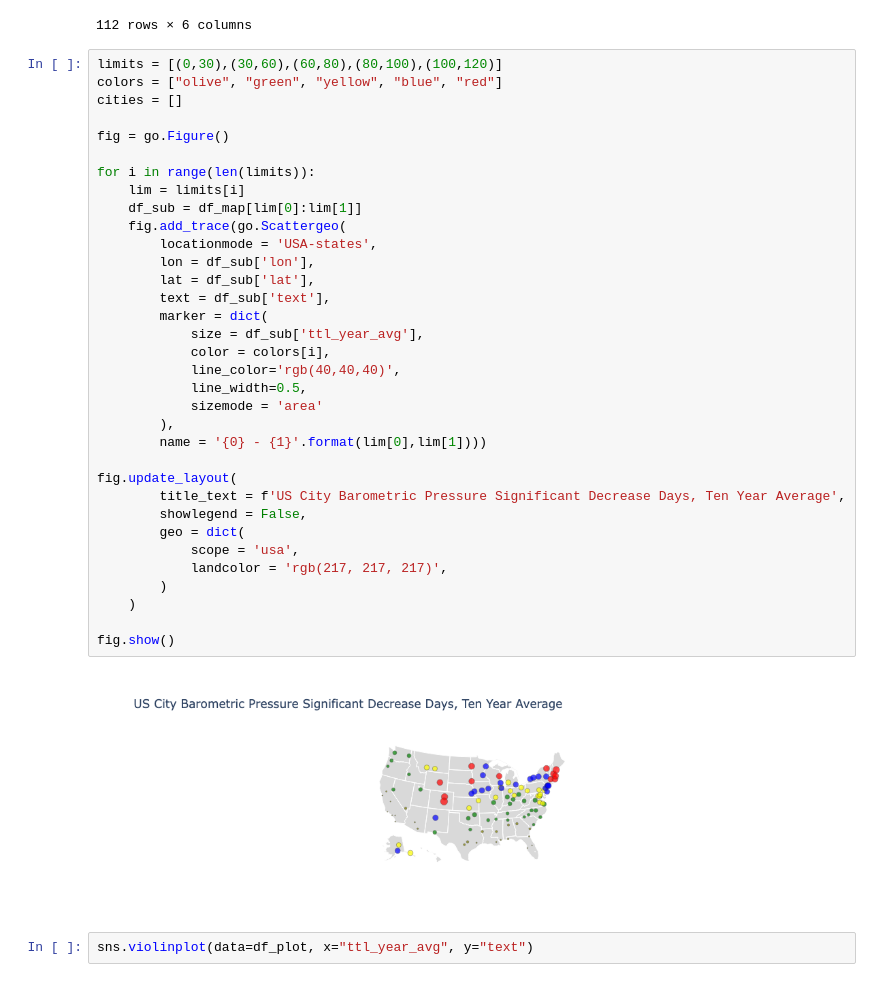
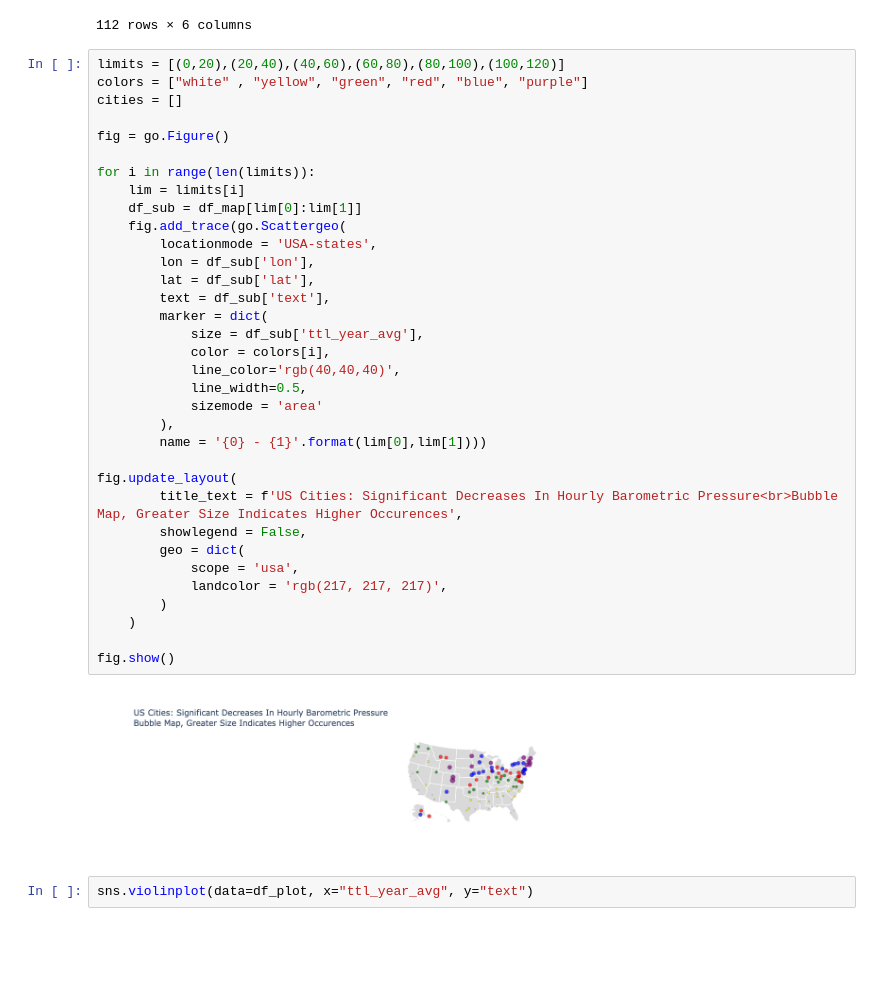
Before and after one commit to dcremas/weather_data, a Jupyter notebook: query_summary_wmap.ipynb, the cells around one changed output. Cells and saved outputs as stored; diff of their text form; blank space fills up the shorter version.

```diff
--- a/query_summary_wmap.ipynb
+++ b/query_summary_wmap.ipynb
@@ -56,41 +56,41 @@ df_plot[:120]
 | 111 | WEST | PACIFIC | WA | SPOKANE INTERNATIONAL AIRPORT | 17 | WEST: PACIFIC |
 112 rows × 6 columns
 # %%
-limits = [(0,30),(30,60),(60,80),(80,100),(100,120)]
-colors = ["olive", "green", "yellow", "blue", "red"]
+limits = [(0,20),(20,40),(40,60),(60,80),(80,100),(100,120)]
+colors = ["white" , "yellow", "green", "red", "blue", "purple"]
 cities = []
 
 fig = go.Figure()
 
 for i in range(len(limits)):
     lim = limits[i]
     df_sub = df_map[lim[0]:lim[1]]
     fig.add_trace(go.Scattergeo(
         locationmode = 'USA-states',
         lon = df_sub['lon'],
         lat = df_sub['lat'],
         text = df_sub['text'],
         marker = dict(
             size = df_sub['ttl_year_avg'],
             color = colors[i],
             line_color='rgb(40,40,40)',
             line_width=0.5,
             sizemode = 'area'
         ),
         name = '{0} - {1}'.format(lim[0],lim[1])))
 
 fig.update_layout(
-        title_text = f'US City Barometric Pressure Significant Decrease Days, Ten Year Average',
+        title_text = f'US Cities: Significant Decreases In Hourly Barometric Pressure<br>Bubble Map, Greater Size Indicates Higher Occurences',
         showlegend = False,
         geo = dict(
             scope = 'usa',
             landcolor = 'rgb(217, 217, 217)',
         )
     )
 
 fig.show()
 # %% [output]
-[figure, old version]
+[figure, new version]
 # %%
 sns.violinplot(data=df_plot, x="ttl_year_avg", y="text")
 # %% [output]
```
Also changed, not shown: 14 other files.
